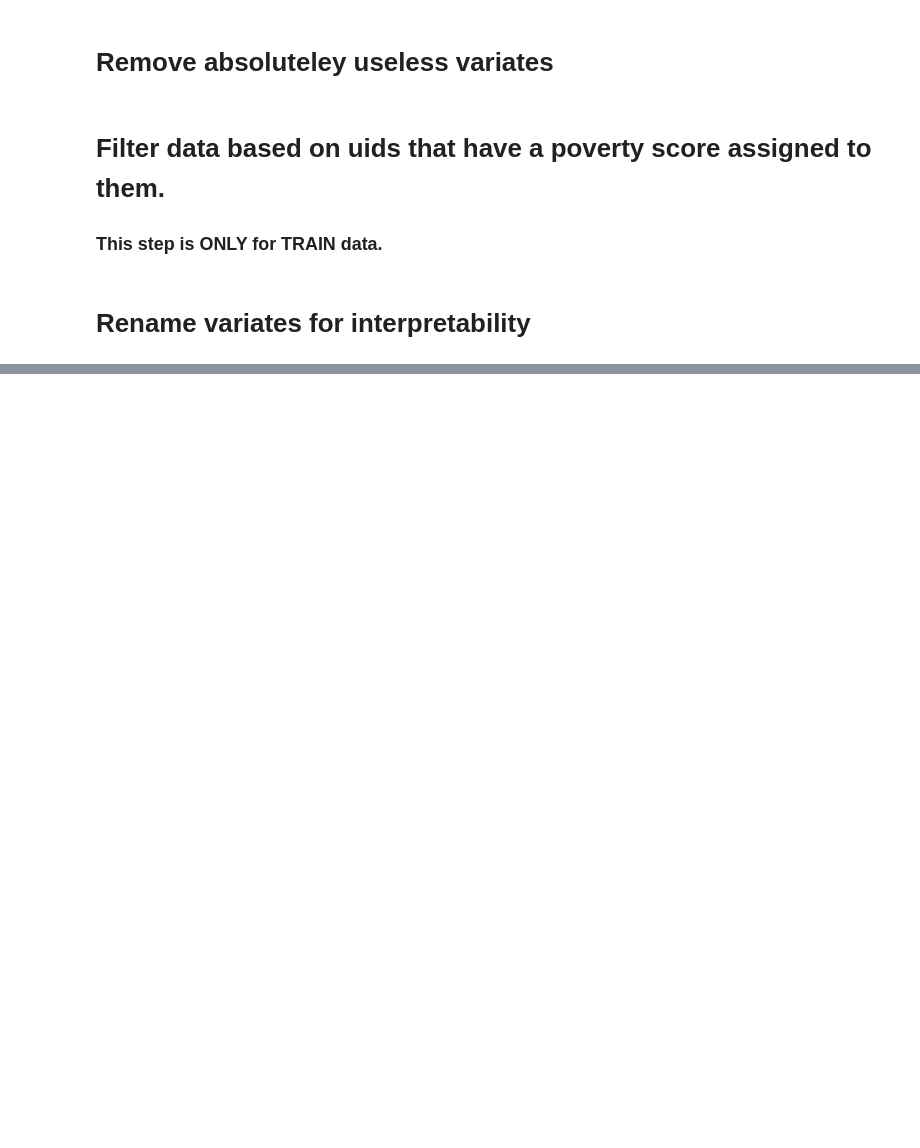
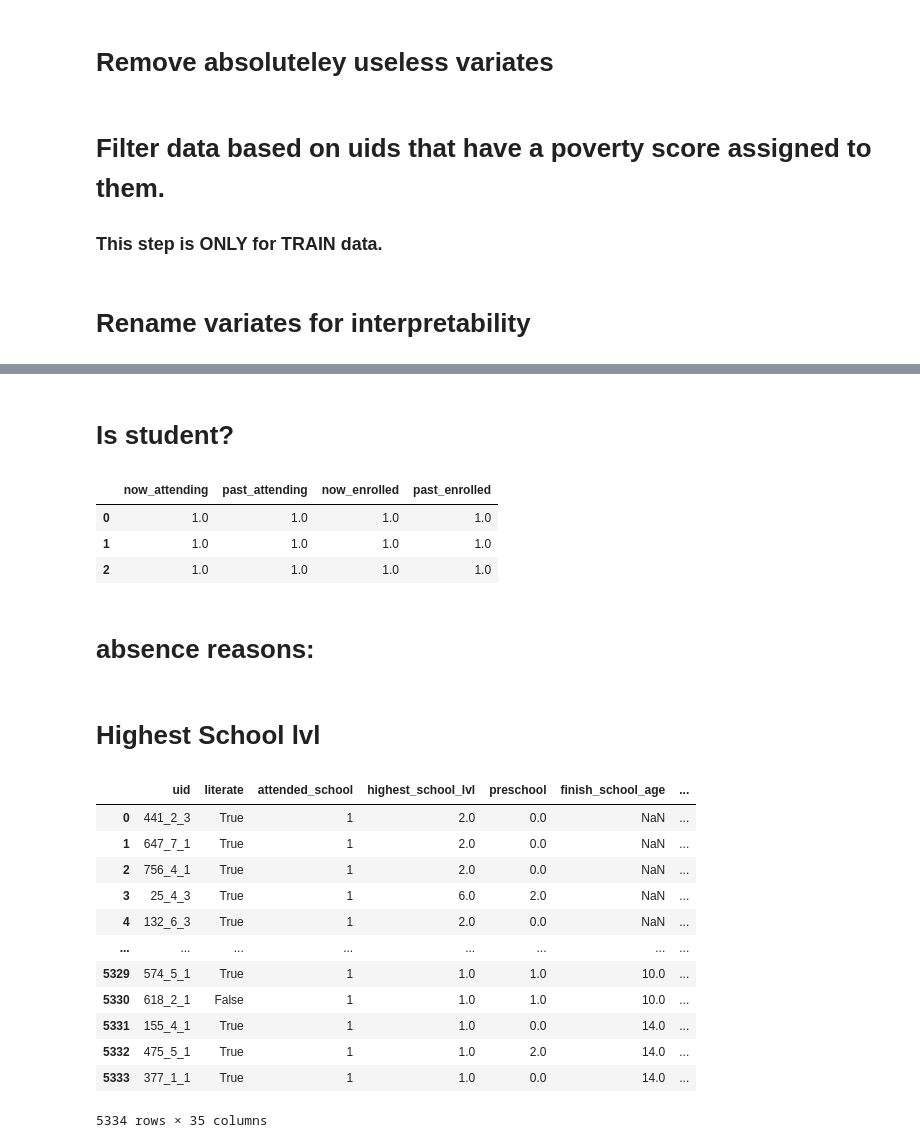
Before and after one commit to jbellogo/Classification, a Jupyter notebook: explorations.ipynb, the cells around one changed output, grey strips where cells are left out. Cells and saved outputs as stored; diff of their text form; code cells hidden in the pictures; blank space fills up the shorter version.

```diff
--- a/explorations.ipynb
+++ b/explorations.ipynb
@@ -209,0 +219,46 @@ g3hh.to_csv('./group3/hh_train_g3.csv', index=False)
+# %% [markdown]
+# Is student?
+# %%
+ed[['now_attending', 'past_attending', 'now_enrolled', 'past_enrolled']].head(3)
+# %% [output]
+|  | now_attending | past_attending | now_enrolled | past_enrolled |
+| 0 | 1.0 | 1.0 | 1.0 | 1.0 |
+| 1 | 1.0 | 1.0 | 1.0 | 1.0 |
+| 2 | 1.0 | 1.0 | 1.0 | 1.0 |
+# %%
+# enrollment and attendance past and present:
+
+ed['now_attending'] = ed['now_attending'].fillna(ed['now_enrolled'])
+ed['past_attending'] = ed['past_attending'].fillna(ed['past_enrolled'])
+
+# We only care if they attended at least one year in the past 2.
+attended = ed['now_attending'].eq(1) | ed['past_attending'].eq(1)  # NaN values mean they are NOT students
+ed.loc[attended, 'is_student'] = True
+ed.loc[~attended, 'is_student'] = False
+
+ed =  ed.drop(columns=['now_enrolled', 'past_enrolled', 'past_attending', 'now_attending'])
+# %% [markdown]
+# absence reasons:
+# %%
+
+ed.loc[ed['now_not_attend_reason'] == 13, 'now_not_attend_reason'] = 14
+ed.loc[ed['past_not_attend_reason'] == 13, 'past_not_attend_reason'] = 14
+
+# We have situations where someone enrolls but does not attend.
+# We don't have situations when someone who did not enroll attends.
+# So use attend as base truth and fill some of the NaNs with enrolled.
+ed['now_not_attend_reason'] = ed['now_not_attend_reason'].fillna(ed['now_not_enroll_reason'])
+ed['past_not_attend_reason'] = ed['past_not_attend_reason'].fillna(ed['past_not_enroll_reason'])
+
+ed = ed.drop(columns=['now_not_enroll_reason', 'past_not_enroll_reason'])
+
+ed['now_not_attend_reason'] = ed['now_not_attend_reason'].fillna(14) #"other"
+ed['past_not_attend_reason'] = ed['past_not_attend_reason'].fillna(14) # other
+# %%
+dummies = pd.get_dummies(ed['now_not_attend_reason'], prefix='not_attend_reason1', drop_first=True)
+ed = pd.concat([ed, dummies], axis=1)
+
+dummies = pd.get_dummies(ed['past_not_attend_reason'], prefix='not_attend_reason2', drop_first=True)
+ed = pd.concat([ed, dummies], axis=1)
+# %%
+ed = ed.drop(columns=['now_not_attend_reason', 'past_not_attend_reason'])
@@ -209,0 +297,18 @@ g3hh.to_csv('./group3/hh_train_g3.csv', index=False)
+# %% [markdown]
+# Highest School lvl
+# %%
+ed
+# %% [output]
+|  | uid | literate | attended_school | highest_school_lvl | preschool | finish_school_age | ... |
+| 0 | 441_2_3 | True | 1 | 2.0 | 0.0 | NaN | ... |
+| 1 | 647_7_1 | True | 1 | 2.0 | 0.0 | NaN | ... |
+| 2 | 756_4_1 | True | 1 | 2.0 | 0.0 | NaN | ... |
+| 3 | 25_4_3 | True | 1 | 6.0 | 2.0 | NaN | ... |
+| 4 | 132_6_3 | True | 1 | 2.0 | 0.0 | NaN | ... |
+| ... | ... | ... | ... | ... | ... | ... | ... |
+| 5329 | 574_5_1 | True | 1 | 1.0 | 1.0 | 10.0 | ... |
+| 5330 | 618_2_1 | False | 1 | 1.0 | 1.0 | 10.0 | ... |
+| 5331 | 155_4_1 | True | 1 | 1.0 | 0.0 | 14.0 | ... |
+| 5332 | 475_5_1 | True | 1 | 1.0 | 2.0 | 14.0 | ... |
+| 5333 | 377_1_1 | True | 1 | 1.0 | 0.0 | 14.0 | ... |
+5334 rows × 35 columns
```
Also changed, not shown: parts of 59 cells of this notebook, 8 other files.
